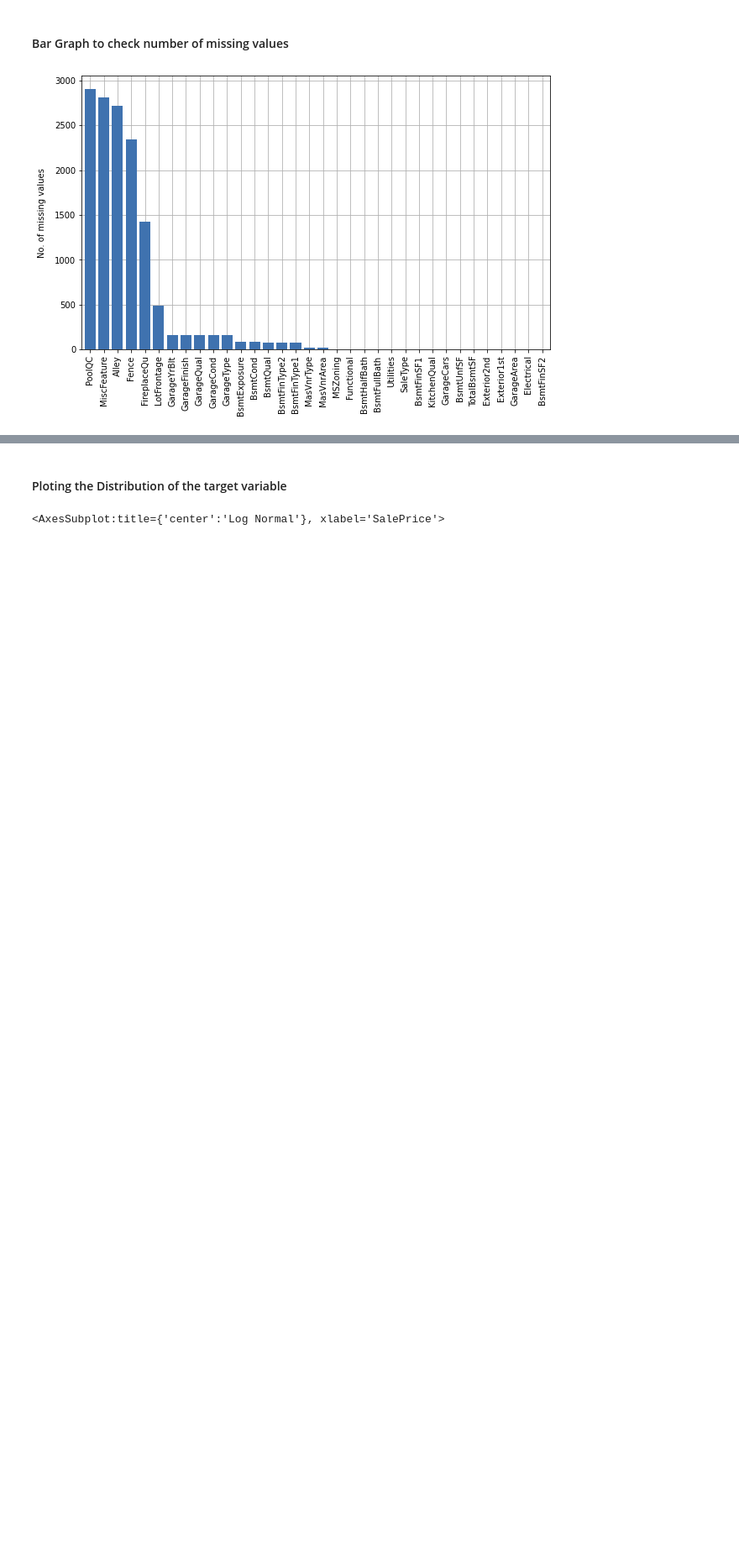
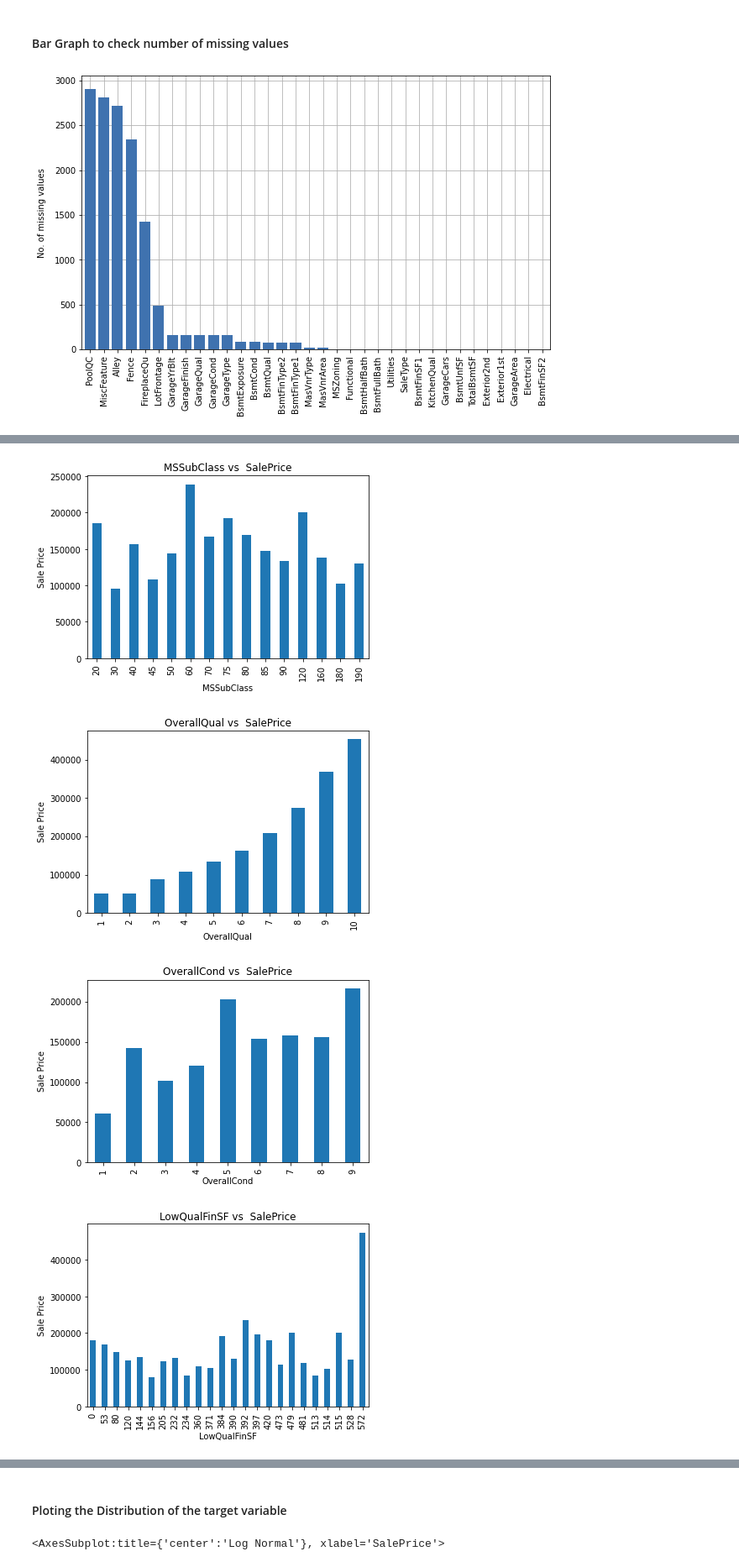
Before and after one commit to gvndkrishna/Kaggle-House-Price-Prediction, a Jupyter notebook: House-Price-Prediction-Solution.ipynb, the cells around one changed output, grey strips where cells are left out. Shown at 84% size. Cells and saved outputs as stored; diff of their text form; code cells hidden in the pictures; blank space fills up the shorter version.

Commit message:
Data Visualization update

```diff
--- a/House-Price-Prediction-Solution.ipynb
+++ b/House-Price-Prediction-Solution.ipynb
@@ -83,0 +88,12 @@ plt.show()
+# %%
+numerical_features=[]
+for feature in train_data:
+    if train_data[feature].dtype!='O' and feature!= 'SalePrice':
+        numerical_features.append(feature)
+
+discrete_variables=[]
+for feature in numerical_features:
+    if len(train_data[feature].unique())<=25 and feature != 'SalePrice':
+        discrete_variables.append(feature)
+
+print(discrete_variables)
@@ -83,0 +102,12 @@ plt.show()
+# %%
+for feature in discrete_variables:
+     train_data.groupby(feature)['SalePrice'].mean().plot.bar()
+     plt.xlabel(feature)
+     plt.ylabel('Sale Price')
+     plt.title(feature +' vs '+' SalePrice')
+     plt.show()
+# %% [output]
+[figure, added]
+[figure, added]
+[figure, added]
+[figure, added]
```
Also changed, not shown: parts of 11 cells of this notebook.
